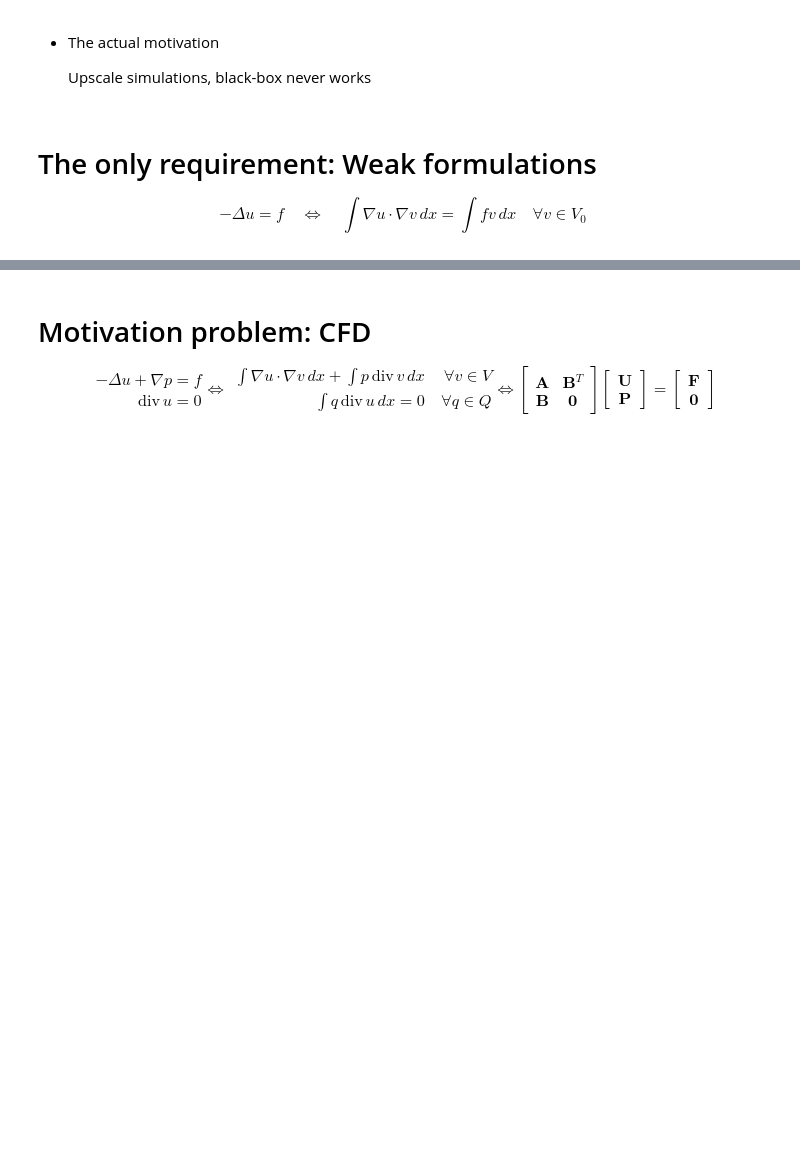
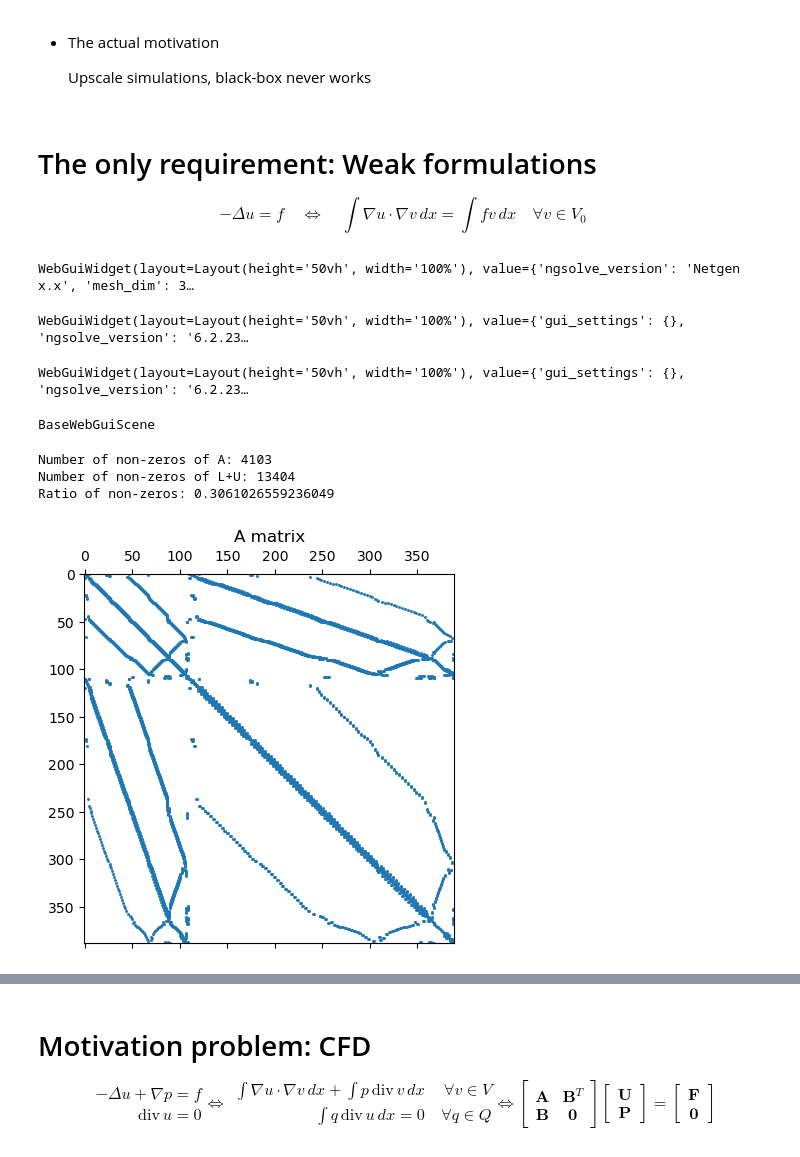
Before and after one commit to ManuelSanchezUribe/EMI2024, a Jupyter notebook: notebooks/01_Intro.ipynb, the cells around one changed output, grey strips where cells are left out. Saved outputs shown, nothing was run; the diff lists cells and outputs as text; code cells hidden in the pictures; blank space fills up the shorter version.

```diff
--- a/notebooks/01_Intro.ipynb
+++ b/notebooks/01_Intro.ipynb
@@ -32,3 +32,73 @@ gris oscuro: #707070
 # The only requirement: Weak formulations
 
 $$ -\Delta u = f \quad \Leftrightarrow \quad \int \nabla u \cdot \nabla v\,dx = \int f v\,dx \quad \forall v \in V_0$$
+# %%
+from ngsolve import *
+from ngsolve.webgui import Draw
+from netgen.occ import *
+import scipy.sparse as sp
+from scipy.sparse.linalg import splu
+from time import perf_counter
+import matplotlib.pylab as plt
+
+# Define geometry
+#shape = Rectangle(2,0.41).Circle(0.2,0.2,0.05).Reverse().Face()
+shape = Rectangle(2,0.41).Face()
+shape.edges.name="wall"
+shape.edges.Min(X).name="inlet"
+shape.edges.Max(X).name="outlet"
+geo = OCCGeometry(shape, dim=2)
+Draw (shape);
+# %% [output]
+WebGuiWidget(layout=Layout(height='50vh', width='100%'), value={'ngsolve_version': 'Netgen x.x', 'mesh_dim': 3…
+# %%
+# Approximate geometry with a mesh
+mesh = Mesh(geo.GenerateMesh(maxh=0.1))
+#mesh.Curve(1)
+Draw (mesh);
+# %% [output]
+WebGuiWidget(layout=Layout(height='50vh', width='100%'), value={'gui_settings': {}, 'ngsolve_version': '6.2.23…
+# %%
+# Functional space, trial and test functions
+V = H1(mesh, order=2, dirichlet="wall|inlet|cyl")
+u, v = V.TnT()
+
+# Problem definition
+form = InnerProduct(Grad(u), Grad(v))*dx
+a = BilinearForm(form).Assemble()
+f = LinearForm(v*dx).Assemble()
+gf = GridFunction(V) # Solution vector
+
+# Boundary condition
+uin = CF(1.5*4*y*(0.41-y)/(0.41*0.41))
+gf.Set(uin, definedon=mesh.Boundaries("inlet"))
+
+# Solution with sparse LU factorization
+res = f.vec -a.mat * gf.vec
+inv = a.mat.Inverse(freedofs=V.FreeDofs(), inverse="umfpack")
+gf.vec.data += inv * res
+Draw(gf)
+# %% [output]
+WebGuiWidget(layout=Layout(height='50vh', width='100%'), value={'gui_settings': {}, 'ngsolve_version': '6.2.23…
+BaseWebGuiScene
+# %%
+# Now we compute the nonzeros in the LU factorization
+rows,cols,vals = a.mat.COO()
+nnzA = len(vals)
+A = sp.csr_matrix((vals,(rows,cols))) # NGSolve mat to scipy.sparse
+LU = splu(A)
+nnzs = LU.L.nnz + LU.U.nnz
+print("Number of non-zeros of A:", nnzA)
+print("Number of non-zeros of L+U:", nnzs)
+print("Ratio of non-zeros:", len(vals)/nnzs)
+# %% [output]
+Number of non-zeros of A: 4103
+Number of non-zeros of L+U: 13404
+Ratio of non-zeros: 0.3061026559236049
+# %%
+# Spy arrays
+plt.spy(A, markersize=1.0)
+plt.title("A matrix")
+plt.show()
+# %% [output]
+[figure, added]
```
Also changed, not shown: parts of 17 cells of this notebook, 3 other files.
